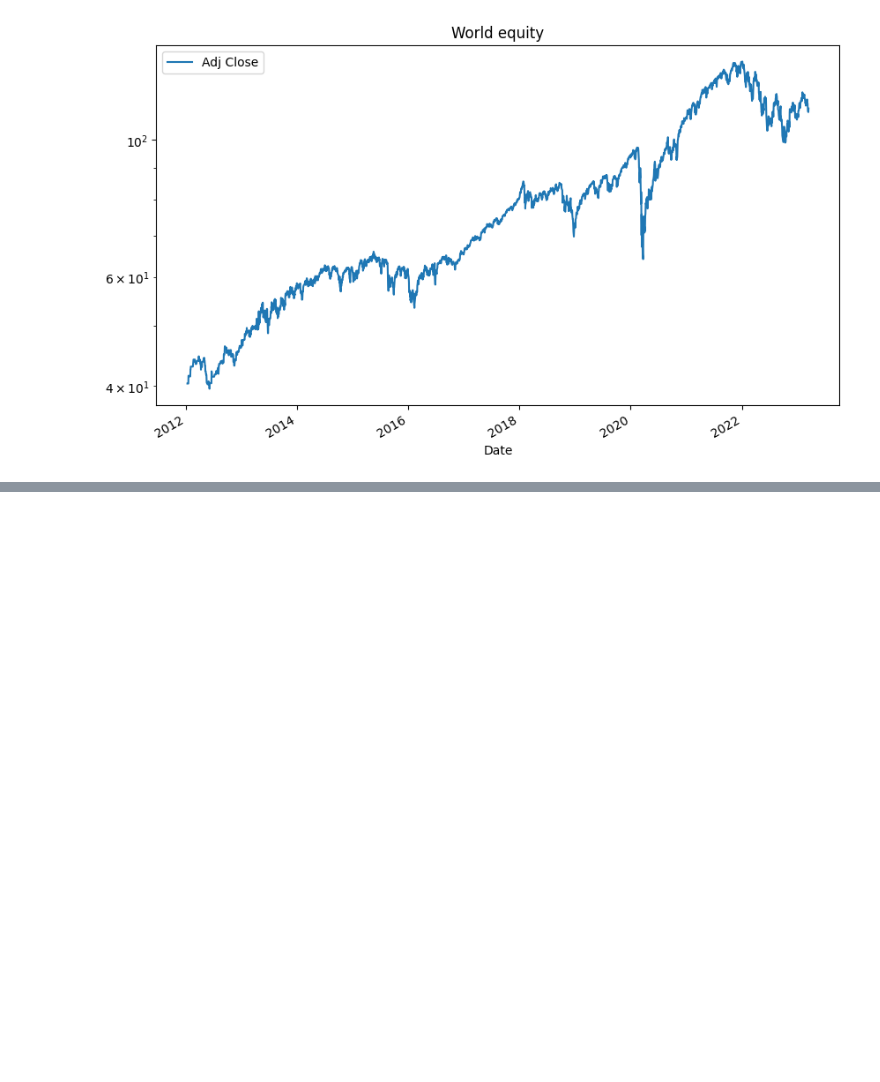
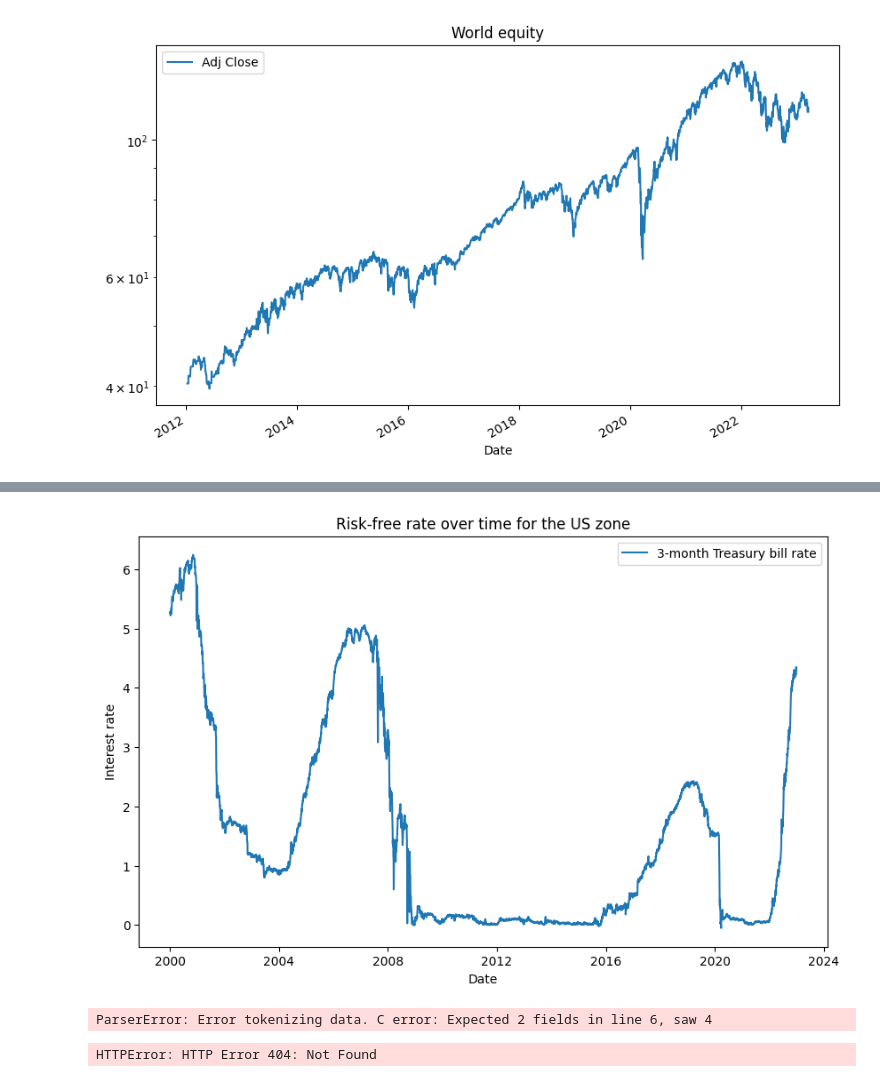
Before and after one commit to dkn-maida/farscape-investment, a Jupyter notebook: equity_alpha.ipynb, the cells around one changed output, grey strips where cells are left out. Cells and saved outputs as stored; diff of their text form; code cells hidden in the pictures; blank space fills up the shorter version.

```diff
--- a/equity_alpha.ipynb
+++ b/equity_alpha.ipynb
@@ -37,0 +38,72 @@ plt.show()
+# %%
+import pandas as pd
+import pandas_datareader.data as web
+import matplotlib.pyplot as plt
+
+# Set the start and end dates for the data
+start_date = '2000-01-01'
+end_date = '2022-12-31'
+
+# Use the FRED API to fetch the 3-month Treasury bill rate
+risk_free_rate = web.DataReader('DTB3', 'fred', start_date, end_date)
+
+# Remove all rows with NaN values
+risk_free_rate.dropna(inplace=True)
+
+# Plot the risk-free rate over time
+fig, ax = plt.subplots(figsize=(10, 6))
+ax.plot(risk_free_rate.index, risk_free_rate['DTB3'], label='3-month Treasury bill rate')
+ax.set_xlabel('Date')
+ax.set_ylabel('Interest rate')
+ax.set_title('Risk-free rate over time for the US zone')
+ax.legend()
+plt.show()
+# %% [output]
+[figure, added]
+# %%
+import pandas as pd
+import matplotlib.pyplot as plt
+
+# Set the URL for the data
+url = 'https://sdw.ecb.europa.eu/quickviewexport.do;jsessionid=B985674C50C1DD69BAE7678CC85060EF?SERIES_KEY=143.FM.M.U2.EUR.RT.MM.EURIBOR3MD_.HSTA&type=csv'
+
+
+# Use pandas to read the CSV data from the URL and parse the date column
+risk_free_rate = pd.read_csv(url, header=0, index_col=0, parse_dates=True)
+
+# Rename the column to 'Euribor_3M' for clarity
+risk_free_rate.rename(columns={'OBS_VALUE': 'Euribor_3M'}, inplace=True)
+
+# Plot the risk-free rate over time
+fig, ax = plt.subplots(figsize=(10, 6))
+ax.plot(risk_free_rate.index, risk_free_rate['Euribor_3M'], label='3-month Euribor rate')
+ax.set_xlabel('Date')
+ax.set_ylabel('Interest rate')
+ax.set_title('Risk-free rate over time in the Euro Zone')
+ax.legend()
+plt.show()
+# %% [output]
+ParserError: Error tokenizing data. C error: Expected 2 fields in line 6, saw 4
+# %%
+import pandas as pd
+import matplotlib.pyplot as plt
+
+# Set the URL for the data
+url = 'https://www.boj.or.jp/en/statistics/outline/stat/tb_jp.csv'
+
+# Use pandas to read the CSV data from the URL and parse the date column
+risk_free_rate = pd.read_csv(url, header=4, index_col=0, parse_dates=True)
+
+# Rename the column to 'Tbill_3M' for clarity
+risk_free_rate.rename(columns={'Call Rate': 'Tbill_3M'}, inplace=True)
+
+# Plot the risk-free rate over time
+fig, ax = plt.subplots(figsize=(10, 6))
+ax.plot(risk_free_rate.index, risk_free_rate['Tbill_3M'], label='3-month T-bill rate')
+ax.set_xlabel('Date')
+ax.set_ylabel('Interest rate')
+ax.set_title('Risk-free rate over time in Japan')
+ax.legend()
+plt.show()
+# %% [output]
+HTTPError: HTTP Error 404: Not Found
```
Also changed, not shown: parts of 2 cells of this notebook.
